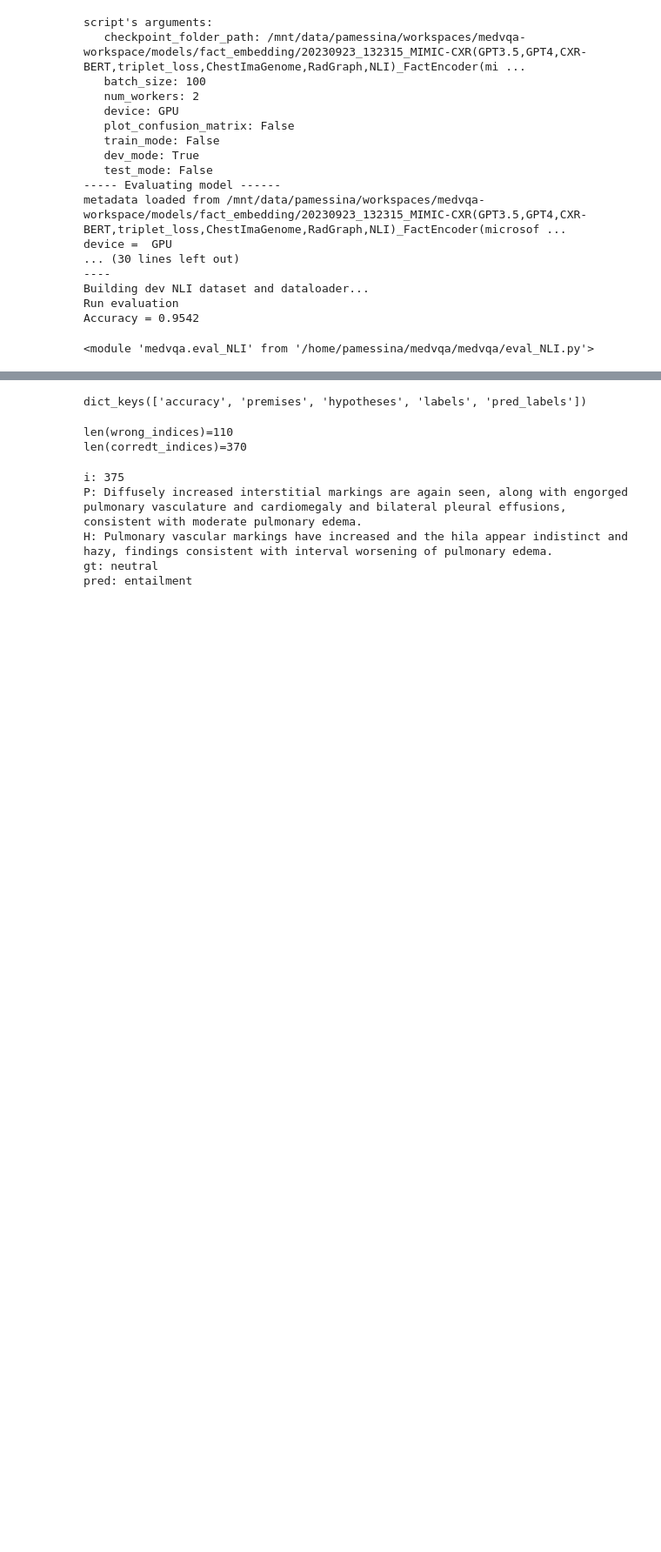
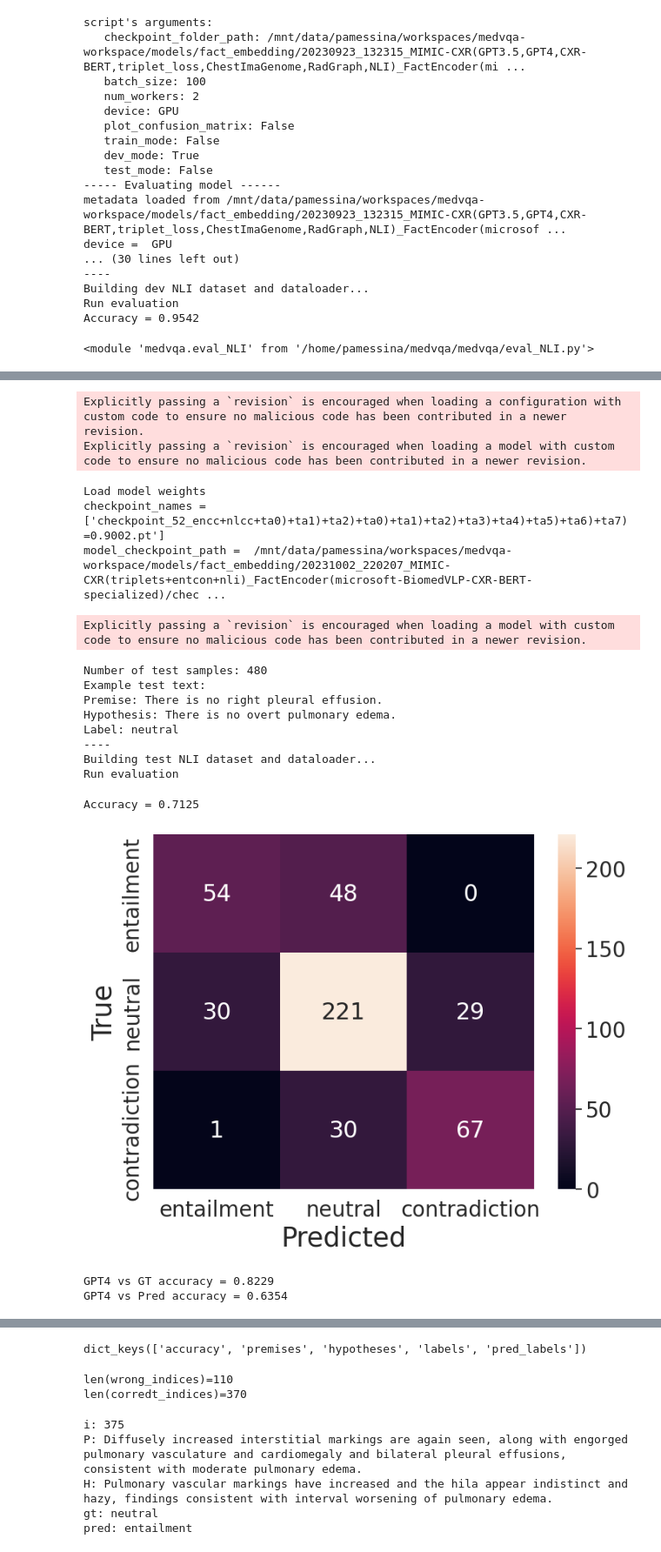
Before and after one commit to PabloMessina/MedVQA, a Jupyter notebook: medvqa/models/notebooks/Running Fact Embedding models in inference mode.ipynb, the cells around one changed output, grey strips where cells are left out. Shown at 87% size. Saved outputs shown, nothing was run; the diff lists cells and outputs as text; code cells hidden in the pictures; blank space fills up the shorter version.

```diff
--- a/medvqa/models/notebooks/Running Fact Embedding models in inference mode.ipynb
+++ b/medvqa/models/notebooks/Running Fact Embedding models in inference mode.ipynb
@@ -574,0 +628,13 @@ GPT4 vs Pred accuracy = 0.6937
+# %%
+from medvqa.eval_NLI import evaluate
+output = evaluate(
+    checkpoint_folder_path="/mnt/data/pamessina/workspaces/medvqa-workspace/models/fact_embedding/20231002_220207_MIMIC-CXR(triplets+entcon+nli)_FactEncoder(microsoft-BiomedVLP-CXR-BERT-specialized)/",
+    batch_size=100,
+    num_workers=2,
+    plot_confusion_matrix=True,
+    test_mode=True,
+    compare_with_gpt4_predictions=True,
+    gpt4_predictions_path="/home/pamessina/medvqa-workspace/cache/mimiccxr/openai/gpt-4-0613_radnli_queries.jsonl",
+#     use_bert_based_nli=True,
+)
+# %% [output]
@@ -574,0 +658,18 @@ GPT4 vs Pred accuracy = 0.6937
+Explicitly passing a `revision` is encouraged when loading a configuration with custom code to ensure no malicious code has been contributed in a newer revision.
+Explicitly passing a `revision` is encouraged when loading a model with custom code to ensure no malicious code has been contributed in a newer revision.
+Load model weights
+checkpoint_names = ['checkpoint_52_encc+nlcc+ta0)+ta1)+ta2)+ta0)+ta1)+ta2)+ta3)+ta4)+ta5)+ta6)+ta7)=0.9002.pt']
+model_checkpoint_path =  /mnt/data/pamessina/workspaces/medvqa-workspace/models/fact_embedding/20231002_220207_MIMIC-CXR(triplets+entcon+nli)_FactEncoder(microsoft-BiomedVLP-CXR-BERT-specialized)/chec ...
+Explicitly passing a `revision` is encouraged when loading a model with custom code to ensure no malicious code has been contributed in a newer revision.
+Number of test samples: 480
+Example test text:
+Premise: There is no right pleural effusion.
+Hypothesis: There is no overt pulmonary edema.
+Label: neutral
+----
+Building test NLI dataset and dataloader...
+Run evaluation
+Accuracy = 0.7125
+[figure, added]
+GPT4 vs GT accuracy = 0.8229
+GPT4 vs Pred accuracy = 0.6354
```
Also changed, not shown: parts of 10 cells of this notebook, 32 other files.
